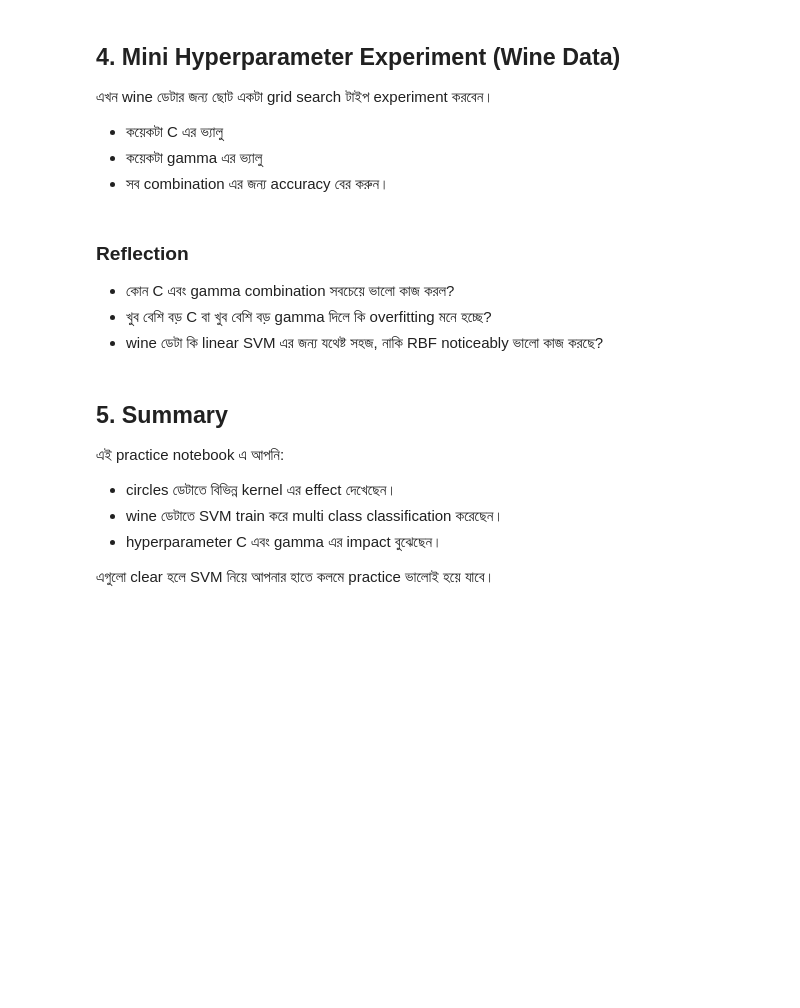
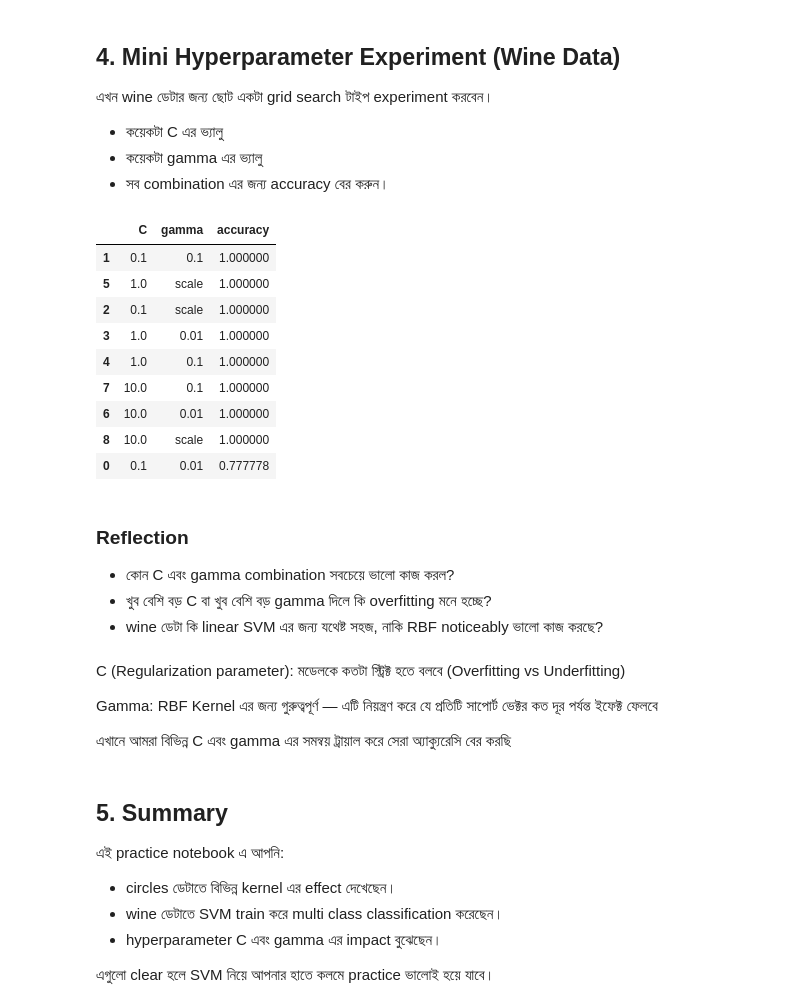
Before and after one commit to Tanvir-yzu/AI_ML-Expert-With-Phitron-Batch-01, a Jupyter notebook: Machine Learning/Module_15_Practice.ipynb, the cells around one changed output. Drawn from its saved outputs; the diff is of its cells as text; code cells hidden in the pictures; blank space fills up the shorter version.

```diff
--- a/Machine Learning/Module_15_Practice.ipynb
+++ b/Machine Learning/Module_15_Practice.ipynb
@@ -140,3 +193,18 @@ print('Feature names:', wine.feature_names)
 ### Optional Extension
 - C এবং gamma এর ভ্যালু পরিবর্তন করে দেখুন accuracy কিভাবে বদলায়।
 - বিভিন্ন kernel (linear, poly, rbf) ব্যবহার করে performance compare করুন।
+# %%
+C_values = [0.1, 1, 10]
+gamma_values = [0.01, 0.1, 'scale']
+
+results = []
+for C in C_values:
+    for gamma in gamma_values:
+        model = SVC(kernel='rbf', C=C, gamma=gamma, random_state=42)
+        model.fit(Xw_train_scaled, yw_train)
+        y_pred = model.predict(Xw_test_scaled)
+        acc = accuracy_score(yw_test, y_pred)
+        results.append({'C': C, 'gamma': gamma, 'accuracy': acc})
+
+df_results = pd.DataFrame(results)
+print(df_results.sort_values('accuracy', ascending=False))
@@ -150,31 +229,48 @@ print('Feature names:', wine.feature_names)
 # %%
 # 4.1 Manual loop over C and gamma
 # TODO: create small lists for C_values and gamma_values
 # For example: C_values = [0.1, 1, 10]
 # and gamma_values = [0.01, 0.1, 'scale']
 
 # For each pair (C, gamma), train an RBF SVM on the wine data
 # Store the test accuracy in a list of dictionaries
 # Finally, convert it to a DataFrame and sort by accuracy
 
-# C_values = [...]
-# gamma_values = [...]
-# results = []
-# for C in C_values:
-#     for gamma in gamma_values:
-#         model = SVC(kernel='rbf', C=C, gamma=gamma, random_state=42)
-#         model.fit(Xw_train_scaled, yw_train)
-#         y_pred = model.predict(Xw_test_scaled)
-#         acc = accuracy_score(yw_test, y_pred)
-#         results.append({'C': C, 'gamma': gamma, 'accuracy': acc})
+C_values = [0.1, 1, 10]
+gamma_values = [0.01, 0.1, 'scale']
+results = []
+for C in C_values:
+    for gamma in gamma_values:
+        model = SVC(kernel='rbf', C=C, gamma=gamma, random_state=42)
+        model.fit(Xw_train_scaled, yw_train)
+        y_pred = model.predict(Xw_test_scaled)
+        acc = accuracy_score(yw_test, y_pred)
+        results.append({'C': C, 'gamma': gamma, 'accuracy': acc})
 
-# df_results = pd.DataFrame(results)
-# df_results.sort_values('accuracy', ascending=False)
+df_results = pd.DataFrame(results)
+df_results.sort_values('accuracy', ascending=False)
+# %% [output]
+|  | C | gamma | accuracy |
+| 1 | 0.1 | 0.1 | 1.000000 |
+| 5 | 1.0 | scale | 1.000000 |
+| 2 | 0.1 | scale | 1.000000 |
+| 3 | 1.0 | 0.01 | 1.000000 |
+| 4 | 1.0 | 0.1 | 1.000000 |
+| 7 | 10.0 | 0.1 | 1.000000 |
+| 6 | 10.0 | 0.01 | 1.000000 |
+| 8 | 10.0 | scale | 1.000000 |
+| 0 | 0.1 | 0.01 | 0.777778 |
 # %% [markdown]
 ### Reflection
 - কোন C এবং gamma combination সবচেয়ে ভালো কাজ করল?
 - খুব বেশি বড় C বা খুব বেশি বড় gamma দিলে কি overfitting মনে হচ্ছে?
 - wine ডেটা কি linear SVM এর জন্য যথেষ্ট সহজ, নাকি RBF noticeably ভালো কাজ করছে?
+# %% [markdown]
+C (Regularization parameter): মডেলকে কতটা স্ট্রিক্ট হতে বলবে (Overfitting vs Underfitting)
+
+Gamma: RBF Kernel এর জন্য গুরুত্বপূর্ণ — এটি নিয়ন্ত্রণ করে যে প্রতিটি সাপোর্ট ভেক্টর কত দূর পর্যন্ত ইফেক্ট ফেলবে
+
+এখানে আমরা বিভিন্ন C এবং gamma এর সমন্বয় ট্রায়াল করে সেরা অ্যাক্যুরেসি বের করছি
 # %% [markdown]
 ## 5. Summary
 
```
Also changed, not shown: parts of 12 cells of this notebook.
